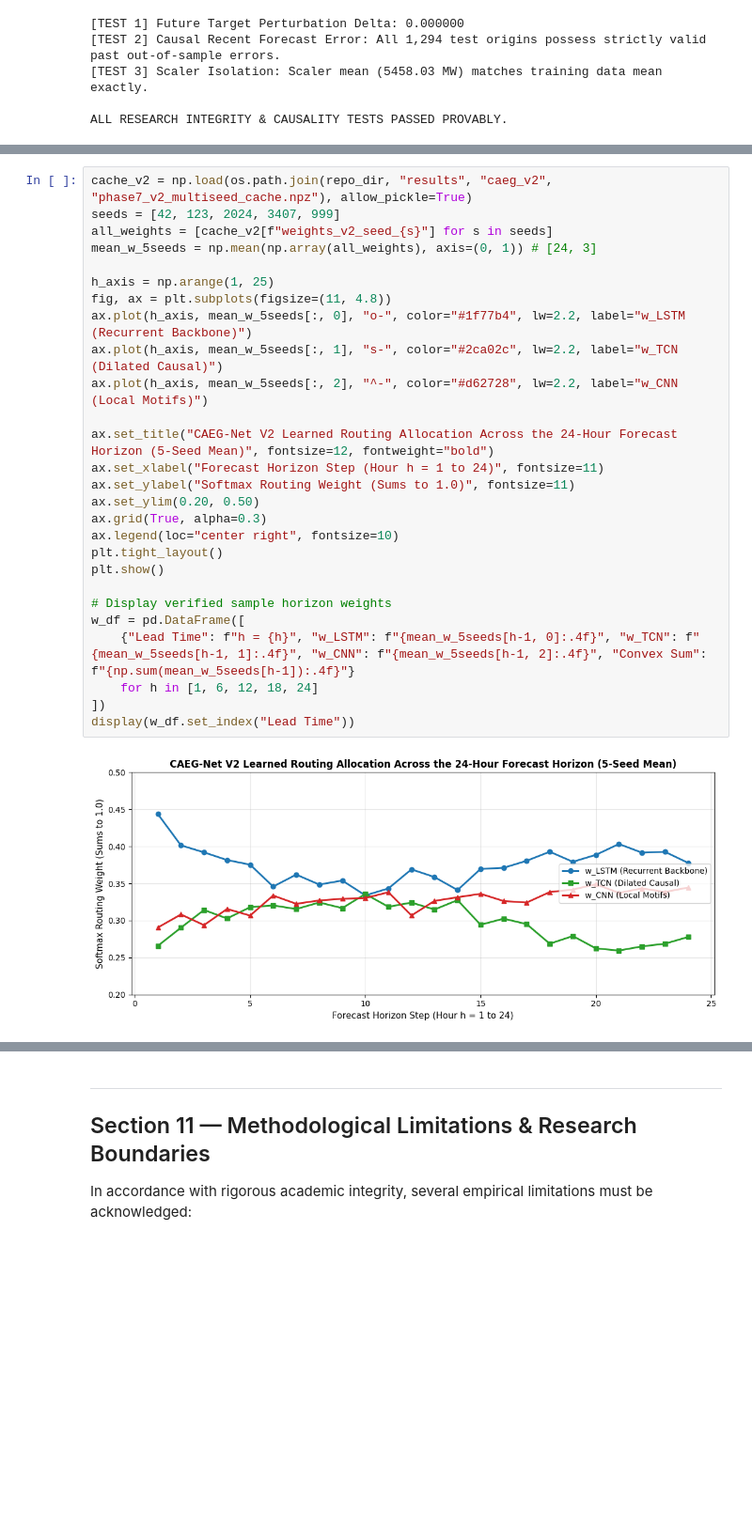
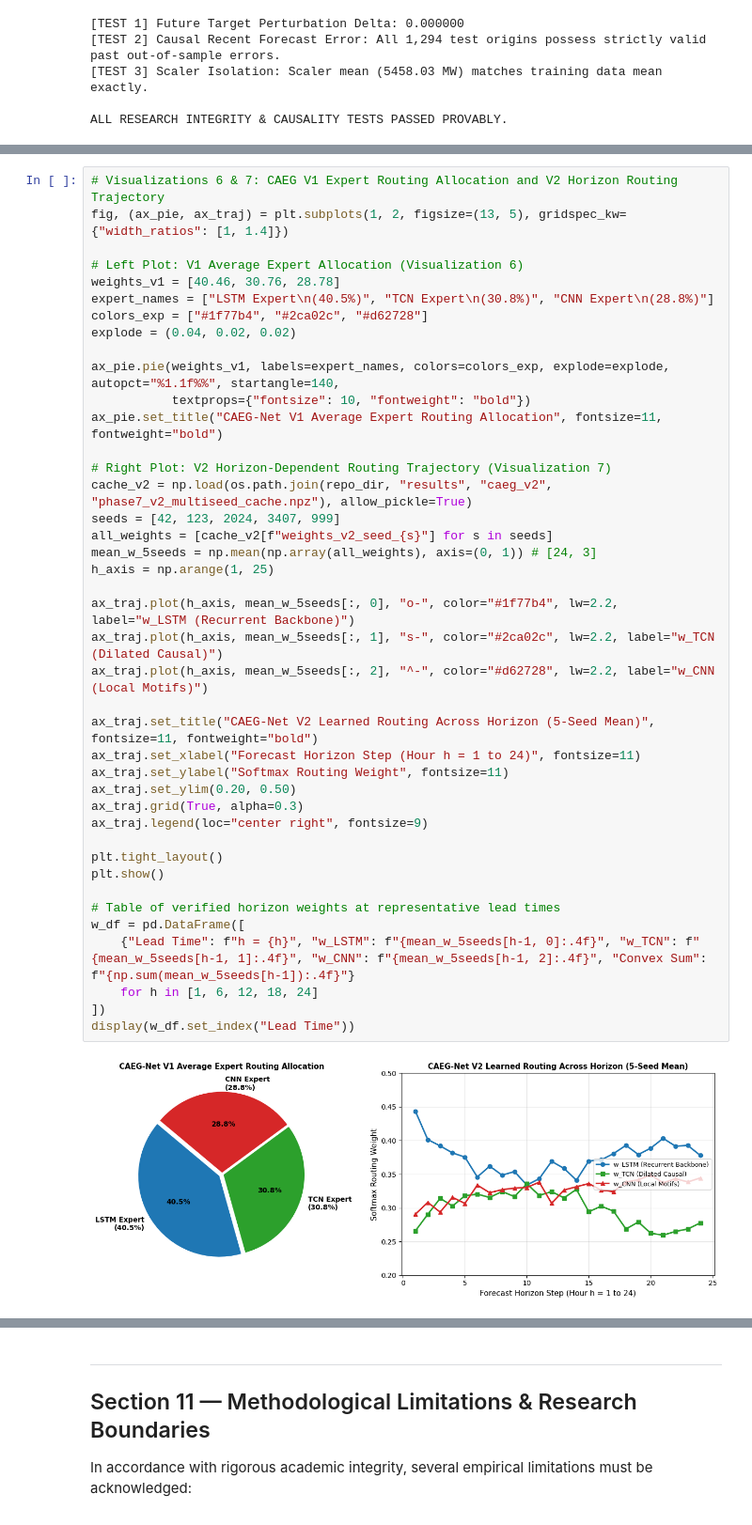
Before and after one commit to vinay-0208/CAEGNET, a Jupyter notebook: notebooks/CAEG_Net_Faculty_Review.ipynb, the cells around one changed output, grey strips where cells are left out. Shown at 94% size. Saved outputs shown, nothing was run; the diff lists cells and outputs as text; blank space fills up the shorter version.

```diff
--- a/notebooks/CAEG_Net_Faculty_Review.ipynb
+++ b/notebooks/CAEG_Net_Faculty_Review.ipynb
@@ -368,32 +505,46 @@ display(ablation_summary.set_index("Ablation"))
 # %%
+# Visualizations 6 & 7: CAEG V1 Expert Routing Allocation and V2 Horizon Routing Trajectory
+fig, (ax_pie, ax_traj) = plt.subplots(1, 2, figsize=(13, 5), gridspec_kw={"width_ratios": [1, 1.4]})
+
+# Left Plot: V1 Average Expert Allocation (Visualization 6)
+weights_v1 = [40.46, 30.76, 28.78]
+expert_names = ["LSTM Expert\n(40.5%)", "TCN Expert\n(30.8%)", "CNN Expert\n(28.8%)"]
+colors_exp = ["#1f77b4", "#2ca02c", "#d62728"]
+explode = (0.04, 0.02, 0.02)
+
+ax_pie.pie(weights_v1, labels=expert_names, colors=colors_exp, explode=explode, autopct="%1.1f%%", startangle=140,
+           textprops={"fontsize": 10, "fontweight": "bold"})
+ax_pie.set_title("CAEG-Net V1 Average Expert Routing Allocation", fontsize=11, fontweight="bold")
+
+# Right Plot: V2 Horizon-Dependent Routing Trajectory (Visualization 7)
 cache_v2 = np.load(os.path.join(repo_dir, "results", "caeg_v2", "phase7_v2_multiseed_cache.npz"), allow_pickle=True)
 seeds = [42, 123, 2024, 3407, 999]
 all_weights = [cache_v2[f"weights_v2_seed_{s}"] for s in seeds]
 mean_w_5seeds = np.mean(np.array(all_weights), axis=(0, 1)) # [24, 3]
+h_axis = np.arange(1, 25)
 
-h_axis = np.arange(1, 25)
-fig, ax = plt.subplots(figsize=(11, 4.8))
-ax.plot(h_axis, mean_w_5seeds[:, 0], "o-", color="#1f77b4", lw=2.2, label="w_LSTM (Recurrent Backbone)")
-ax.plot(h_axis, mean_w_5seeds[:, 1], "s-", color="#2ca02c", lw=2.2, label="w_TCN (Dilated Causal)")
-ax.plot(h_axis, mean_w_5seeds[:, 2], "^-", color="#d62728", lw=2.2, label="w_CNN (Local Motifs)")
+ax_traj.plot(h_axis, mean_w_5seeds[:, 0], "o-", color="#1f77b4", lw=2.2, label="w_LSTM (Recurrent Backbone)")
+ax_traj.plot(h_axis, mean_w_5seeds[:, 1], "s-", color="#2ca02c", lw=2.2, label="w_TCN (Dilated Causal)")
+ax_traj.plot(h_axis, mean_w_5seeds[:, 2], "^-", color="#d62728", lw=2.2, label="w_CNN (Local Motifs)")
 
-ax.set_title("CAEG-Net V2 Learned Routing Allocation Across the 24-Hour Forecast Horizon (5-Seed Mean)", fontsize=12, fontweight="bold")
-ax.set_xlabel("Forecast Horizon Step (Hour h = 1 to 24)", fontsize=11)
-ax.set_ylabel("Softmax Routing Weight (Sums to 1.0)", fontsize=11)
-ax.set_ylim(0.20, 0.50)
-ax.grid(True, alpha=0.3)
-ax.legend(loc="center right", fontsize=10)
+ax_traj.set_title("CAEG-Net V2 Learned Routing Across Horizon (5-Seed Mean)", fontsize=11, fontweight="bold")
+ax_traj.set_xlabel("Forecast Horizon Step (Hour h = 1 to 24)", fontsize=11)
+ax_traj.set_ylabel("Softmax Routing Weight", fontsize=11)
+ax_traj.set_ylim(0.20, 0.50)
+ax_traj.grid(True, alpha=0.3)
+ax_traj.legend(loc="center right", fontsize=9)
+
 plt.tight_layout()
 plt.show()
 
-# Display verified sample horizon weights
+# Table of verified horizon weights at representative lead times
 w_df = pd.DataFrame([
     {"Lead Time": f"h = {h}", "w_LSTM": f"{mean_w_5seeds[h-1, 0]:.4f}", "w_TCN": f"{mean_w_5seeds[h-1, 1]:.4f}", "w_CNN": f"{mean_w_5seeds[h-1, 2]:.4f}", "Convex Sum": f"{np.sum(mean_w_5seeds[h-1]):.4f}"}
     for h in [1, 6, 12, 18, 24]
 ])
 display(w_df.set_index("Lead Time"))
 # %% [output]
-[figure, old version]
+[figure, new version]
 |  | w_LSTM | w_TCN | w_CNN | Convex Sum |
 | Lead Time |  |  |  |  |
 | h = 1 | 0.4436 | 0.2658 | 0.2906 | 1.0000 |
```
Also changed, not shown: parts of 21 cells of this notebook, 9 other files.
